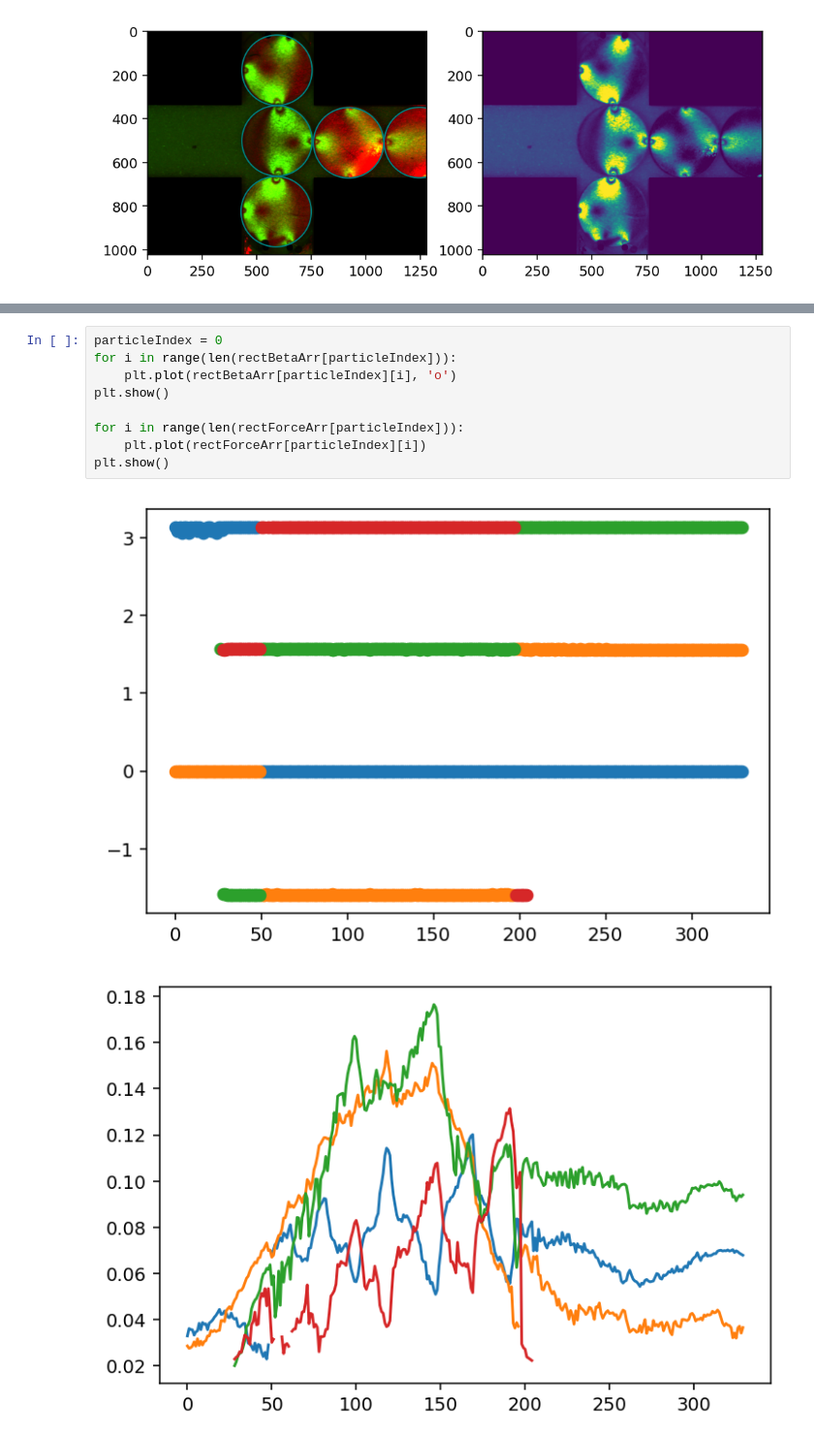
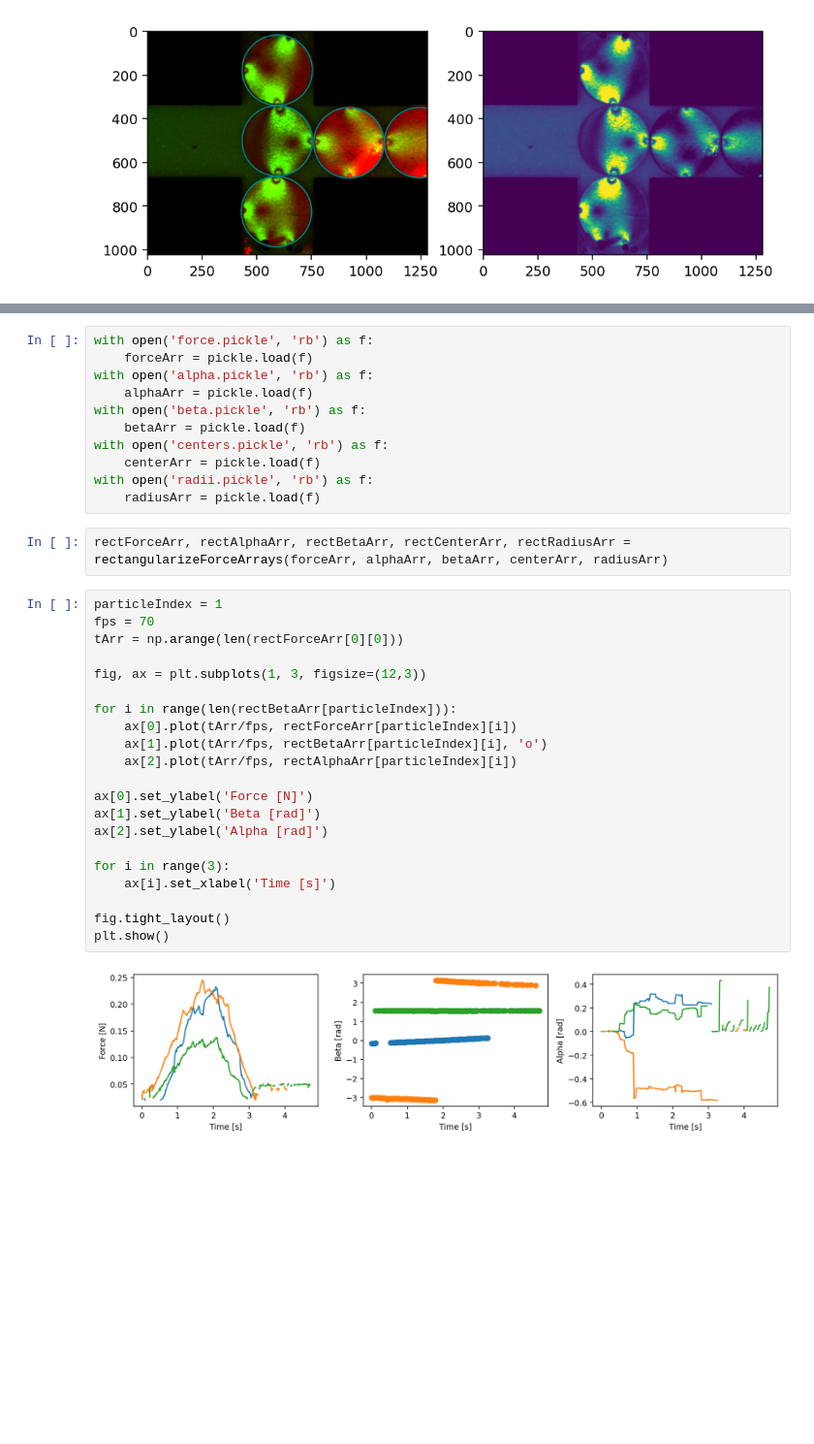
Before and after one commit to Jfeatherstone/SpaceJam, a Jupyter notebook: ForceSolving.ipynb, the cells around one changed output, grey strips where cells are left out. Shown at 97% size. Saved outputs shown, nothing was run; the diff lists cells and outputs as text; blank space fills up the shorter version.

```diff
--- a/ForceSolving.ipynb
+++ b/ForceSolving.ipynb
@@ -201,12 +132,36 @@ plt.show()
+# %%
+with open('force.pickle', 'rb') as f:
+    forceArr = pickle.load(f)
+with open('alpha.pickle', 'rb') as f:
+    alphaArr = pickle.load(f)
+with open('beta.pickle', 'rb') as f:
+    betaArr = pickle.load(f)
+with open('centers.pickle', 'rb') as f:
+    centerArr = pickle.load(f)
+with open('radii.pickle', 'rb') as f:
+    radiusArr = pickle.load(f)
+# %%
+rectForceArr, rectAlphaArr, rectBetaArr, rectCenterArr, rectRadiusArr = rectangularizeForceArrays(forceArr, alphaArr, betaArr, centerArr, radiusArr)
 # %%
-particleIndex = 0
+particleIndex = 1
+fps = 70
+tArr = np.arange(len(rectForceArr[0][0]))
+
+fig, ax = plt.subplots(1, 3, figsize=(12,3))
+
 for i in range(len(rectBetaArr[particleIndex])):
-    plt.plot(rectBetaArr[particleIndex][i], 'o')
+    ax[0].plot(tArr/fps, rectForceArr[particleIndex][i])
+    ax[1].plot(tArr/fps, rectBetaArr[particleIndex][i], 'o')
+    ax[2].plot(tArr/fps, rectAlphaArr[particleIndex][i])
+
+ax[0].set_ylabel('Force [N]')
+ax[1].set_ylabel('Beta [rad]')
+ax[2].set_ylabel('Alpha [rad]')
+
+for i in range(3):
+    ax[i].set_xlabel('Time [s]')
+
+fig.tight_layout()
 plt.show()
-
-for i in range(len(rectForceArr[particleIndex])):
-    plt.plot(rectForceArr[particleIndex][i])
-plt.show()
 # %% [output]
-[figure, old version]
+[figure, new version]
-[figure, removed]
```
Also changed, not shown: parts of 4 cells of this notebook, 6 other files.
